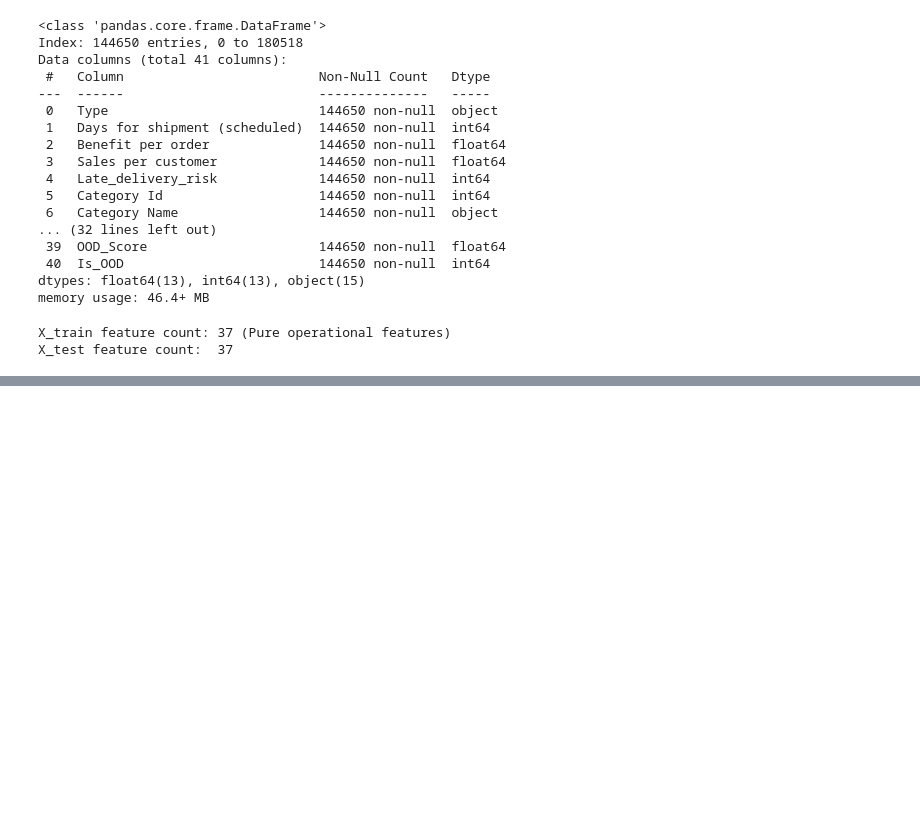
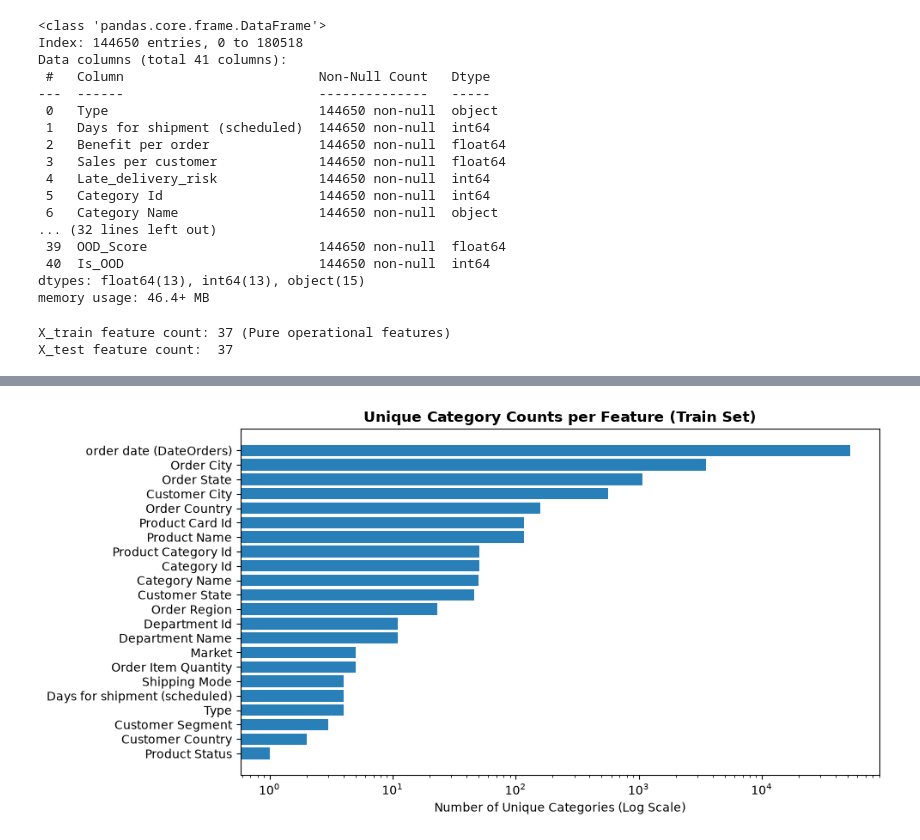
Before and after one commit to thamidu02/supply_chain_ML_model, a Jupyter notebook: test.ipynb, the cells around one changed output, grey strips where cells are left out. Saved outputs shown, nothing was run; the diff lists cells and outputs as text; code cells hidden in the pictures; blank space fills up the shorter version.

Commit message:
refactor(categorical): simplify preprocessing for readability

```diff
--- a/test.ipynb
+++ b/test.ipynb
@@ -954,6 +750,0 @@ Extracted temporal features: ['order_hour', 'order_day_of_week', 'order_month',
-# %%
-# Drop raw timestamp string and verify updated feature count
-X_train.drop(columns=['order date (DateOrders)'], inplace=True)
-X_test.drop(columns=['order date (DateOrders)'], inplace=True)
-
-print(f'Features after temporal extraction: X_train = {X_train.shape[1]}, X_test = {X_test.shape[1]}')
@@ -1368,0 +800,29 @@ CATEGORICAL DATA PROCESSING & ENCODING: VALIDATION AUDIT SUMMARY
+# %%
+# Step 2: Calculate cardinality for discrete and categorical features
+discrete_features = text_cols + discrete_id_cols
+cardinality_data = []
+
+for col in discrete_features:
+    unique_count = X_train[col].nunique()
+    if col in ['Customer Id', 'Order Customer Id', 'Order Item Id']:
+        category_tier = 'Identifier (Key)'
+    elif col == 'Product Status':
+        category_tier = 'Constant (Zero Variance)'
+    elif col == 'order date (DateOrders)':
+        category_tier = 'Datetime String'
+    elif unique_count <= 12:
+        category_tier = 'Low Cardinality (OHE)'
+    elif unique_count <= 150:
+        category_tier = 'Medium Cardinality (Target Encoding)'
+    else:
+        category_tier = 'High Cardinality (Rare Grouping + Target Encoding)'
+
+    cardinality_data.append({
+        'Feature': col,
+        'Data Type': str(X_train[col].dtype),
+        'Unique Categories': unique_count,
+        'Encoding Strategy': category_tier
+    })
+
+cardinality_df = pd.DataFrame(cardinality_data).sort_values(by='Unique Categories')
+display(cardinality_df.reset_index(drop=True))
@@ -1368,0 +847,12 @@ CATEGORICAL DATA PROCESSING & ENCODING: VALIDATION AUDIT SUMMARY
+# %%
+# Visualize category counts on a logarithmic scale
+# (Log scale is used because category counts range from 2 up to over 3,500)
+plt.figure(figsize=(10, 5))
+plt.barh(cardinality_df['Feature'], cardinality_df['Unique Categories'], color='#2980b9')
+plt.xscale('log')
+plt.title('Unique Category Counts per Feature (Train Set)', fontsize=12, weight='bold')
+plt.xlabel('Number of Unique Categories (Log Scale)')
+plt.tight_layout()
+plt.show()
+# %% [output]
+[figure, added]
```
Also changed, not shown: parts of 55 cells of this notebook.
